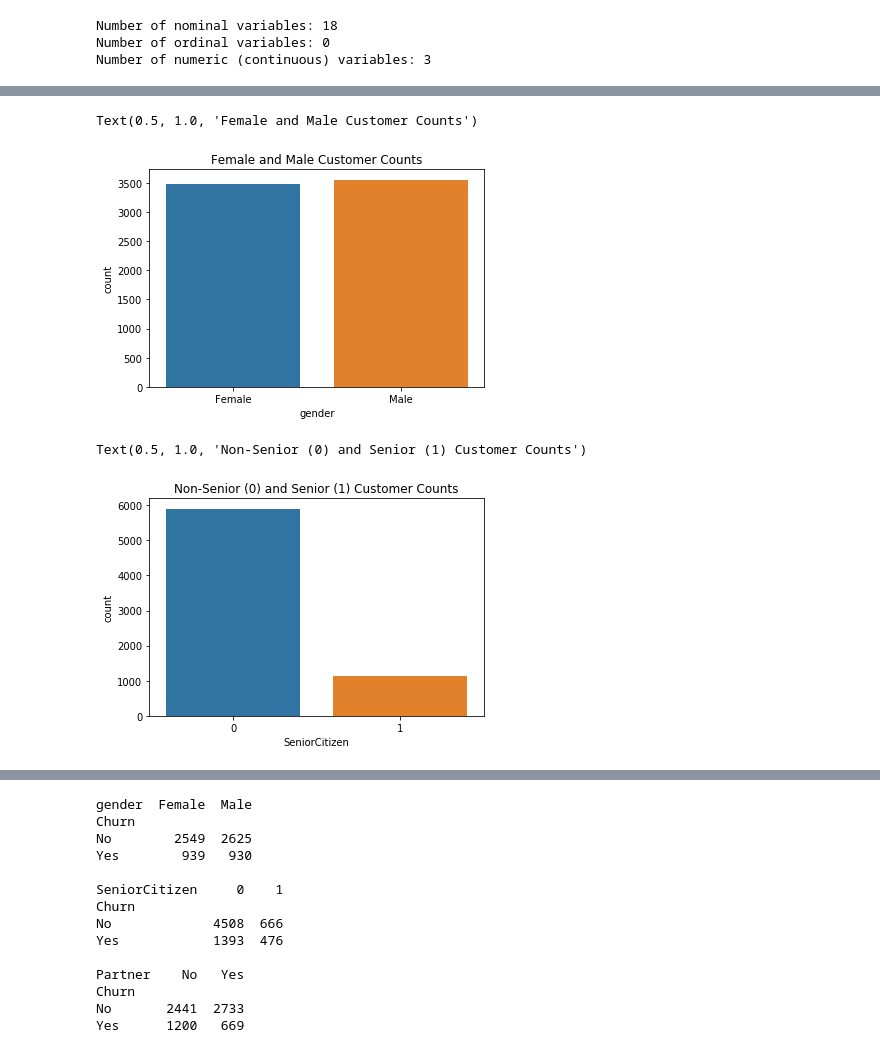
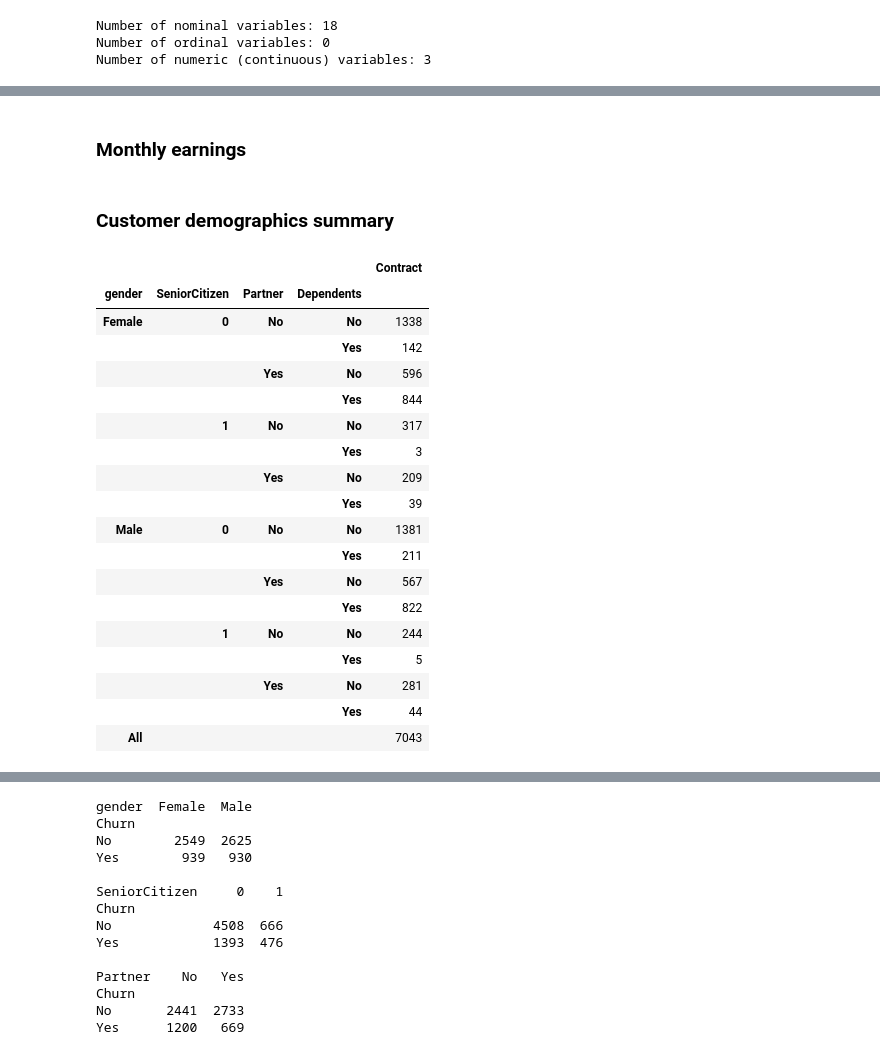
Before and after one commit to parkjan4/DSIP, a Jupyter notebook: ProblemSet1/ProblemSet1.ipynb, the cells around one changed output, grey strips where cells are left out. Drawn from its saved outputs; the diff is of its cells as text; code cells hidden in the pictures.

```diff
--- a/ProblemSet1/ProblemSet1.ipynb
+++ b/ProblemSet1/ProblemSet1.ipynb
@@ -146,12 +164,27 @@ Text(0.5, 1.0, 'How many customers left last year?')
-# %%
-# Male to Female ratio
-sb.countplot(data.gender).set_title('Female and Male Customer Counts')
-# %% [output]
-Text(0.5, 1.0, 'Female and Male Customer Counts')
-[figure, removed]
-# %%
-# Senior to non-senior ratio
-sb.countplot(data.SeniorCitizen).set_title('Non-Senior (0) and Senior (1) Customer Counts')
-# %% [output]
-Text(0.5, 1.0, 'Non-Senior (0) and Senior (1) Customer Counts')
-[figure, removed]
+# %% [markdown]
+### Monthly earnings
+# %% [markdown]
+### Customer demographics summary
+# %%
+# Summarize in a pivot table
+pd.pivot_table(data,index=['gender','SeniorCitizen','Partner','Dependents'],values='Contract',aggfunc=len,margins=True)
+# %% [output]
+|  |  |  |  | Contract |
+| gender | SeniorCitizen | Partner | Dependents |  |
+| Female | 0 | No | No | 1338 |
+|  |  |  | Yes | 142 |
+|  |  | Yes | No | 596 |
+|  |  |  | Yes | 844 |
+|  | 1 | No | No | 317 |
+|  |  |  | Yes | 3 |
+|  |  | Yes | No | 209 |
+|  |  |  | Yes | 39 |
+| Male | 0 | No | No | 1381 |
+|  |  |  | Yes | 211 |
+|  |  | Yes | No | 567 |
+|  |  |  | Yes | 822 |
+|  | 1 | No | No | 244 |
+|  |  |  | Yes | 5 |
+|  |  | Yes | No | 281 |
+|  |  |  | Yes | 44 |
+| All |  |  |  | 7043 |
```
Also changed, not shown: parts of 19 cells of this notebook, 1 other file.
